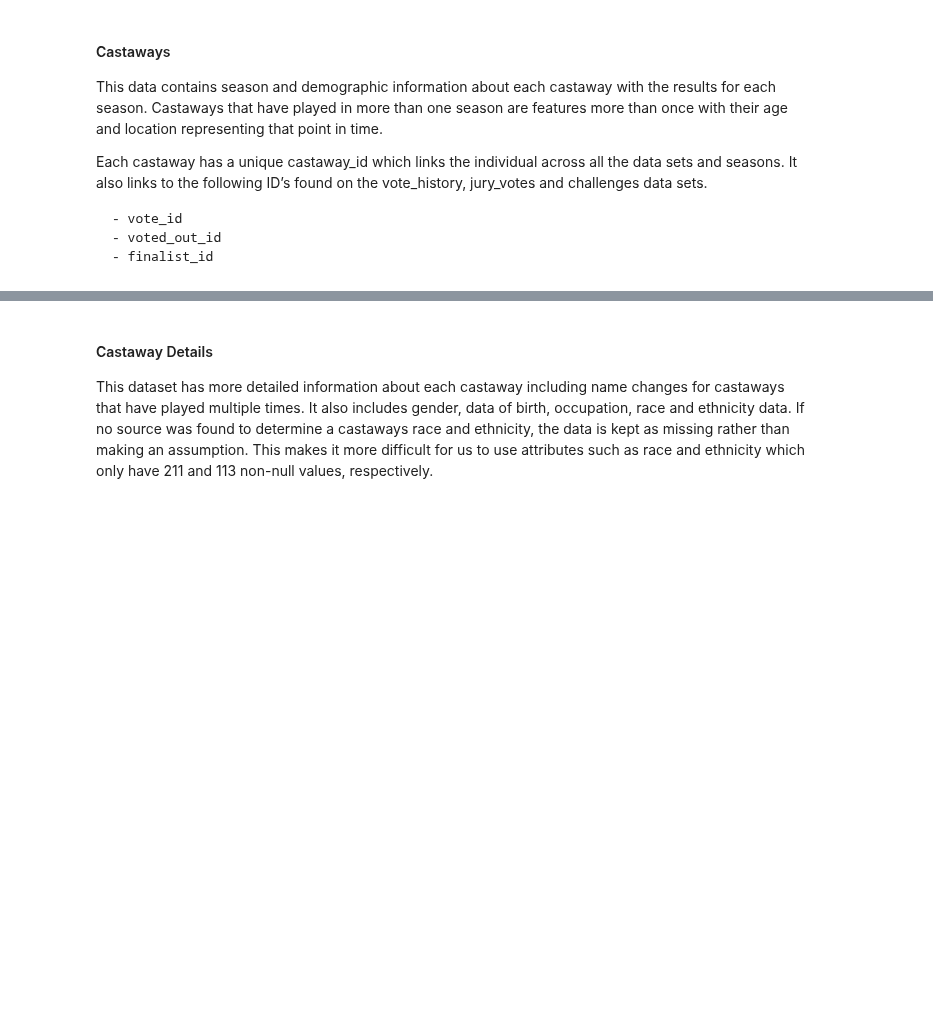
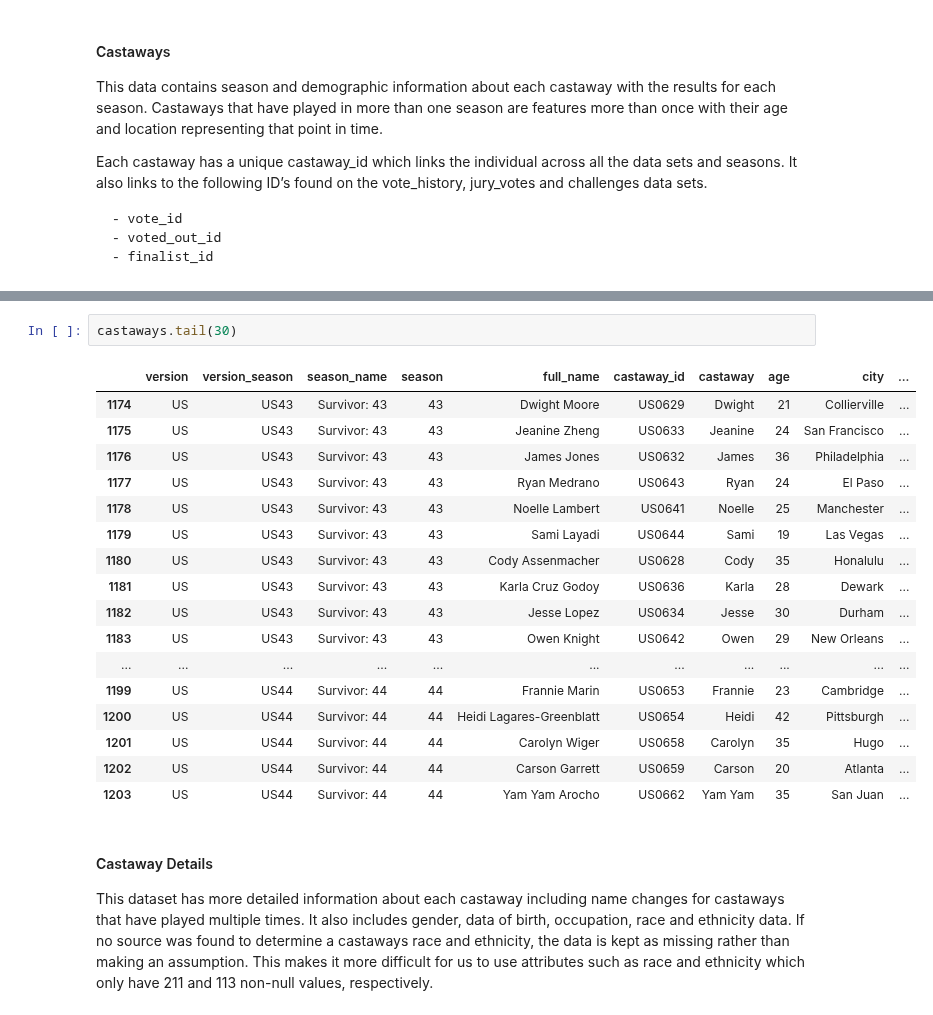
Before and after one commit to DotSumWedge/SurvivorAnalysis, a Jupyter notebook: SurvivorNB.ipynb, the cells around one changed output, grey strips where cells are left out. Cells and saved outputs as stored; diff of their text form; blank space fills up the shorter version.

```diff
--- a/SurvivorNB.ipynb
+++ b/SurvivorNB.ipynb
@@ -225,3 +228,23 @@ memory usage: 160.0+ KB
+# %%
+castaways.tail(30)
+# %% [output]
+|  | version | version_season | season_name | season | full_name | castaway_id | castaway | age | city | ... |
+| 1174 | US | US43 | Survivor: 43 | 43 | Dwight Moore | US0629 | Dwight | 21 | Collierville | ... |
+| 1175 | US | US43 | Survivor: 43 | 43 | Jeanine Zheng | US0633 | Jeanine | 24 | San Francisco | ... |
+| 1176 | US | US43 | Survivor: 43 | 43 | James Jones | US0632 | James | 36 | Philadelphia | ... |
+| 1177 | US | US43 | Survivor: 43 | 43 | Ryan Medrano | US0643 | Ryan | 24 | El Paso | ... |
+| 1178 | US | US43 | Survivor: 43 | 43 | Noelle Lambert | US0641 | Noelle | 25 | Manchester | ... |
+| 1179 | US | US43 | Survivor: 43 | 43 | Sami Layadi | US0644 | Sami | 19 | Las Vegas | ... |
+| 1180 | US | US43 | Survivor: 43 | 43 | Cody Assenmacher | US0628 | Cody | 35 | Honalulu | ... |
+| 1181 | US | US43 | Survivor: 43 | 43 | Karla Cruz Godoy | US0636 | Karla | 28 | Dewark | ... |
+| 1182 | US | US43 | Survivor: 43 | 43 | Jesse Lopez | US0634 | Jesse | 30 | Durham | ... |
+| 1183 | US | US43 | Survivor: 43 | 43 | Owen Knight | US0642 | Owen | 29 | New Orleans | ... |
+| ... | ... | ... | ... | ... | ... | ... | ... | ... | ... | ... |
+| 1199 | US | US44 | Survivor: 44 | 44 | Frannie Marin | US0653 | Frannie | 23 | Cambridge | ... |
+| 1200 | US | US44 | Survivor: 44 | 44 | Heidi Lagares-Greenblatt | US0654 | Heidi | 42 | Pittsburgh | ... |
+| 1201 | US | US44 | Survivor: 44 | 44 | Carolyn Wiger | US0658 | Carolyn | 35 | Hugo | ... |
+| 1202 | US | US44 | Survivor: 44 | 44 | Carson Garrett | US0659 | Carson | 20 | Atlanta | ... |
+| 1203 | US | US44 | Survivor: 44 | 44 | Yam Yam Arocho | US0662 | Yam Yam | 35 | San Juan | ... |
 # %% [markdown]
 #### Castaway Details
 
```
Also changed, not shown: parts of 4 cells of this notebook.
